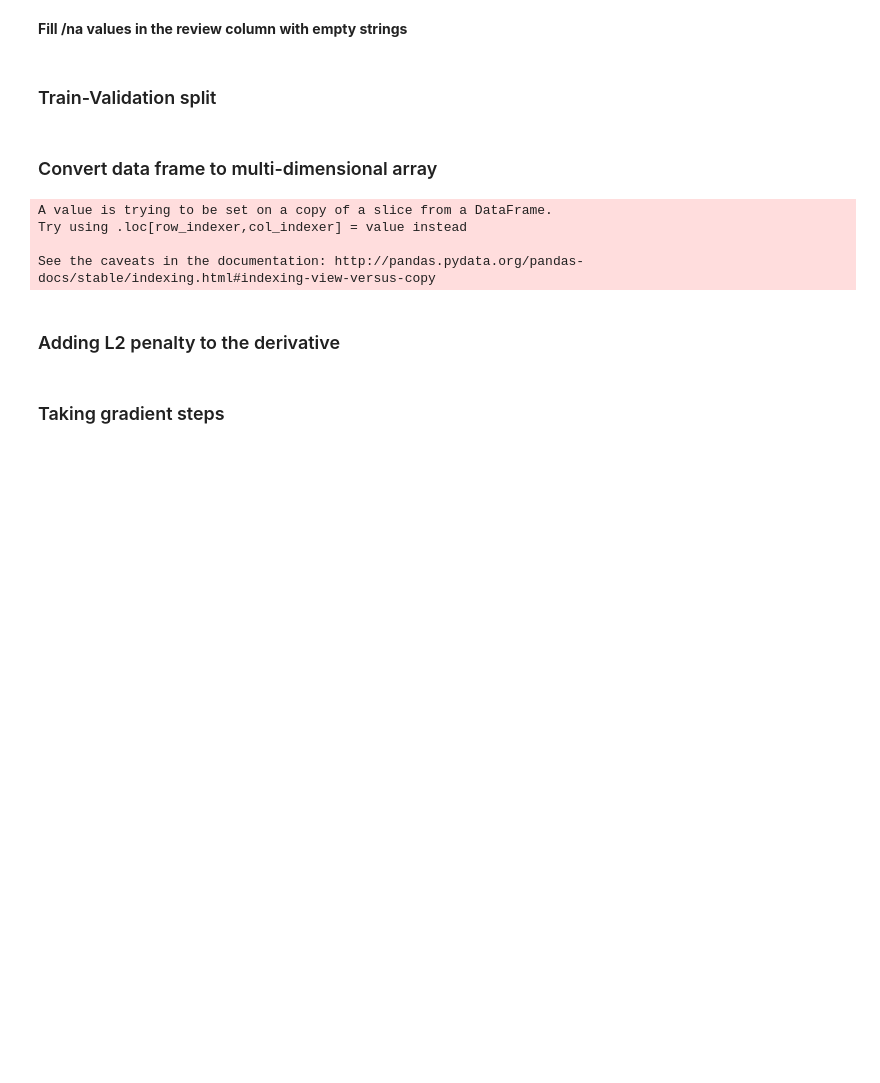
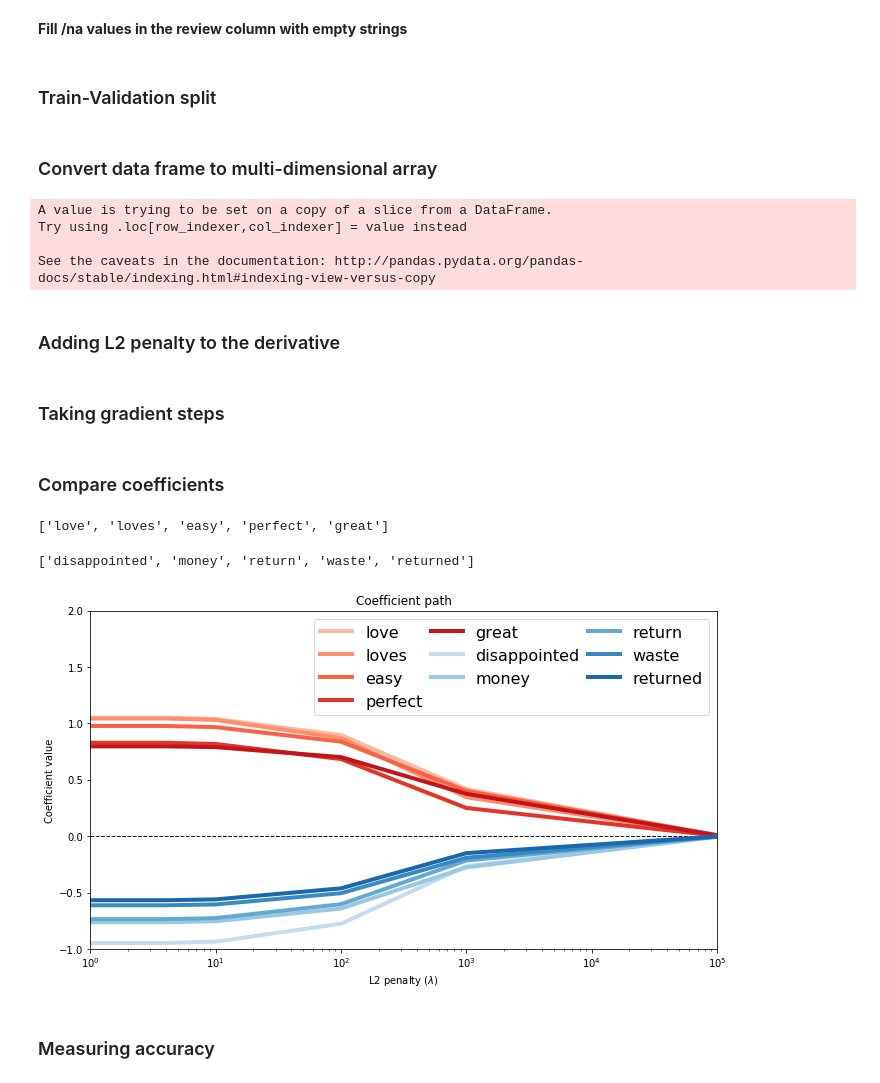
Before and after one commit to keeper6999/ml-washington, a Jupyter notebook: classification/week2/part2/Assignment2.ipynb, the cells around one changed output. Cells and saved outputs as stored; diff of their text form; code cells hidden in the pictures; blank space fills up the shorter version.

```diff
--- a/classification/week2/part2/Assignment2.ipynb
+++ b/classification/week2/part2/Assignment2.ipynb
@@ -122,0 +167,2 @@ def logistic_regression(features,
+# %% [markdown]
+### Compare coefficients
@@ -122,0 +173,70 @@ def logistic_regression(features,
+# %%
+positive_words_top5 = [p[0] for p in words_with_coefficients[:5]]
+
+print(positive_words_top5)
+# %% [output]
+['love', 'loves', 'easy', 'perfect', 'great']
+# %%
+negative_words_top5 = [p[0] for p in reversed(words_with_coefficients[-5:])]
+
+print(negative_words_top5)
+# %% [output]
+['disappointed', 'money', 'return', 'waste', 'returned']
+# %%
+data = [ coefficients_0_penalty
+       , coefficients_4_penalty
+       , coefficients_10_penalty
+       , coefficients_1e2_penalty
+       , coefficients_1e3_penalty
+       , coefficients_1e5_penalty
+       ]
+
+l2_penalty_list = [0, 4, 10, 1e2, 1e3, 1e5]
+
+table = dict(zip(l2_penalty_list, data))
+# %%
+import matplotlib.pyplot as plt
+%matplotlib inline
+plt.rcParams['figure.figsize'] = 10, 6
+
+def make_coefficient_plot(positive_words, negative_words, table):
+    cmap_positive = plt.get_cmap('Reds')
+    cmap_negative = plt.get_cmap('Blues')
+
+    plt.plot(l2_penalty_list, [0.]*len(l2_penalty_list), '--', lw=1, color='k')
+
+    for i in range(len(positive_words)):
+        word = positive_words[i]
+        color = cmap_positive(0.8 * ((i+1) / (len(positive_words)*1.2) + 0.15))
+        plt.plot(table.keys(),
+                 [v[important_words.index(word) + 1] for v in table.values()],
+                 '-',
+                 label=word,
+                 linewidth=4.0,
+                 color=color)
+
+    for i in range(len(negative_words)):
+        word = negative_words[i]
+        color = cmap_negative(0.8 * ((i+1) / (len(negative_words)*1.2) + 0.15))
+        plt.plot(table.keys(),
+                 [v[important_words.index(word) + 1] for v in table.values()],
+                 '-',
+                 label=word,
+                 linewidth=4.0,
+                 color=color)
+
+    plt.legend(loc='best', ncol=3, prop={'size':16}, columnspacing=0.5)
+    plt.axis([1, 1e5, -1, 2])
+    plt.title('Coefficient path')
+    plt.xlabel('L2 penalty ($\lambda$)')
+    plt.ylabel('Coefficient value')
+    plt.xscale('log')
+    plt.rcParams.update({'font.size': 18})
+    plt.tight_layout()
+
+
+make_coefficient_plot(positive_words_top5, negative_words_top5, table)
+# %% [output]
+[figure, added]
+# %% [markdown]
+### Measuring accuracy
```
Also changed, not shown: parts of 10 cells of this notebook, 1 other file.
